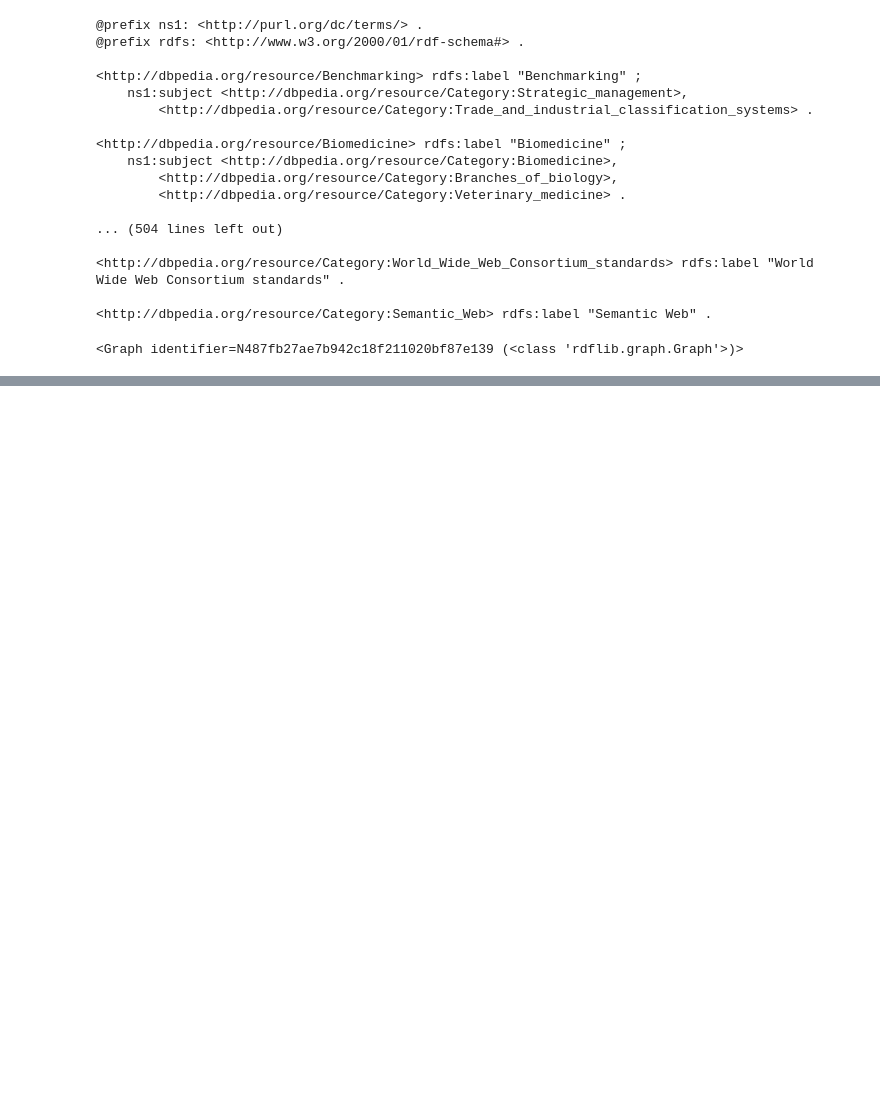
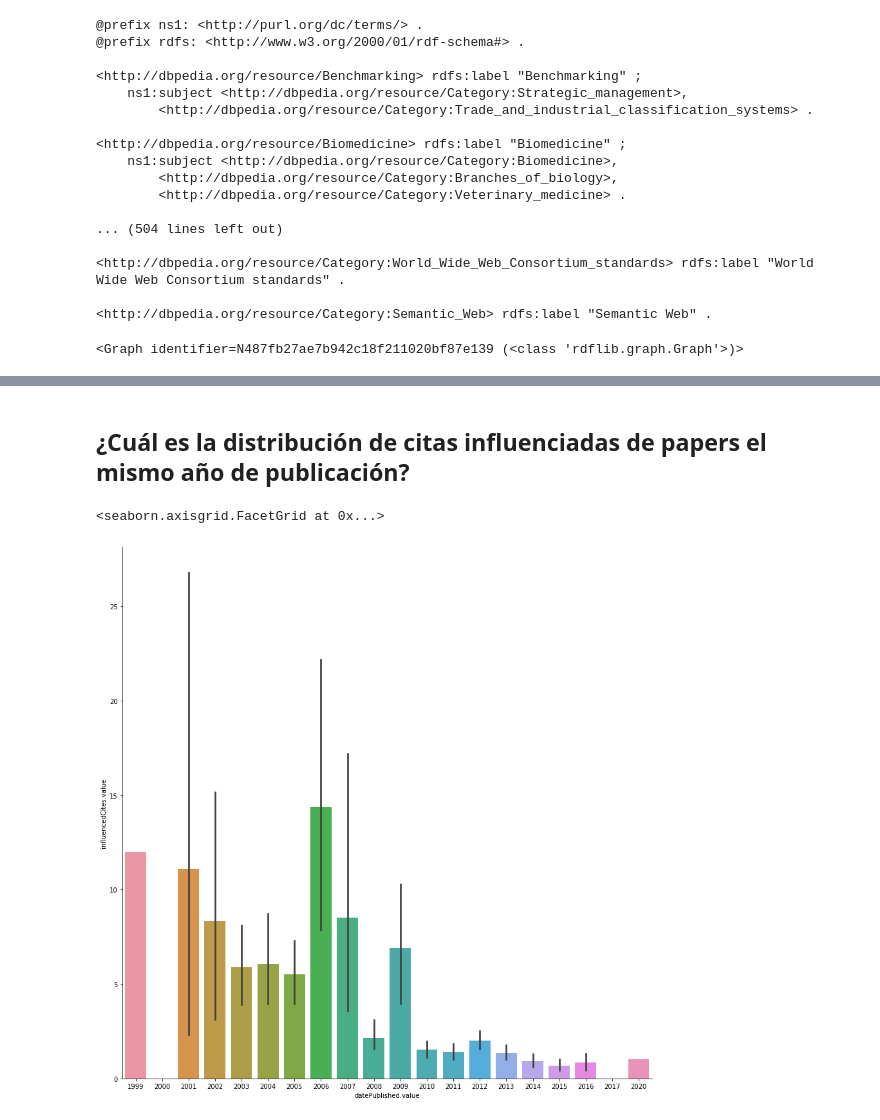
Before and after one commit to juanyanza11/Consumo-enriquecimiento-y-visualizaci-n-SKG, a Jupyter notebook: Proy-BIM2.ipynb, the cells around one changed output, grey strips where cells are left out. Saved outputs shown, nothing was run; the diff lists cells and outputs as text; code cells hidden in the pictures; blank space fills up the shorter version.

```diff
--- a/Proy-BIM2.ipynb
+++ b/Proy-BIM2.ipynb
@@ -487,0 +536,8 @@ g2.serialize(destination="annotationsLabelsCategories.ttl")
+# %% [markdown]
+## ¿Cuál es la distribución de citas influenciadas de papers el mismo año de publicación?
+# %%
+df_2 = df_integracion[['datePublished.value', 'influencedCites.value']]
+sns.catplot(x="datePublished.value", y="influencedCites.value", kind="bar", data=df_2, size=12)
+# %% [output]
+<seaborn.axisgrid.FacetGrid at 0x...>
+[figure, added]
```
Also changed, not shown: parts of 9 cells of this notebook, 1 other file.
